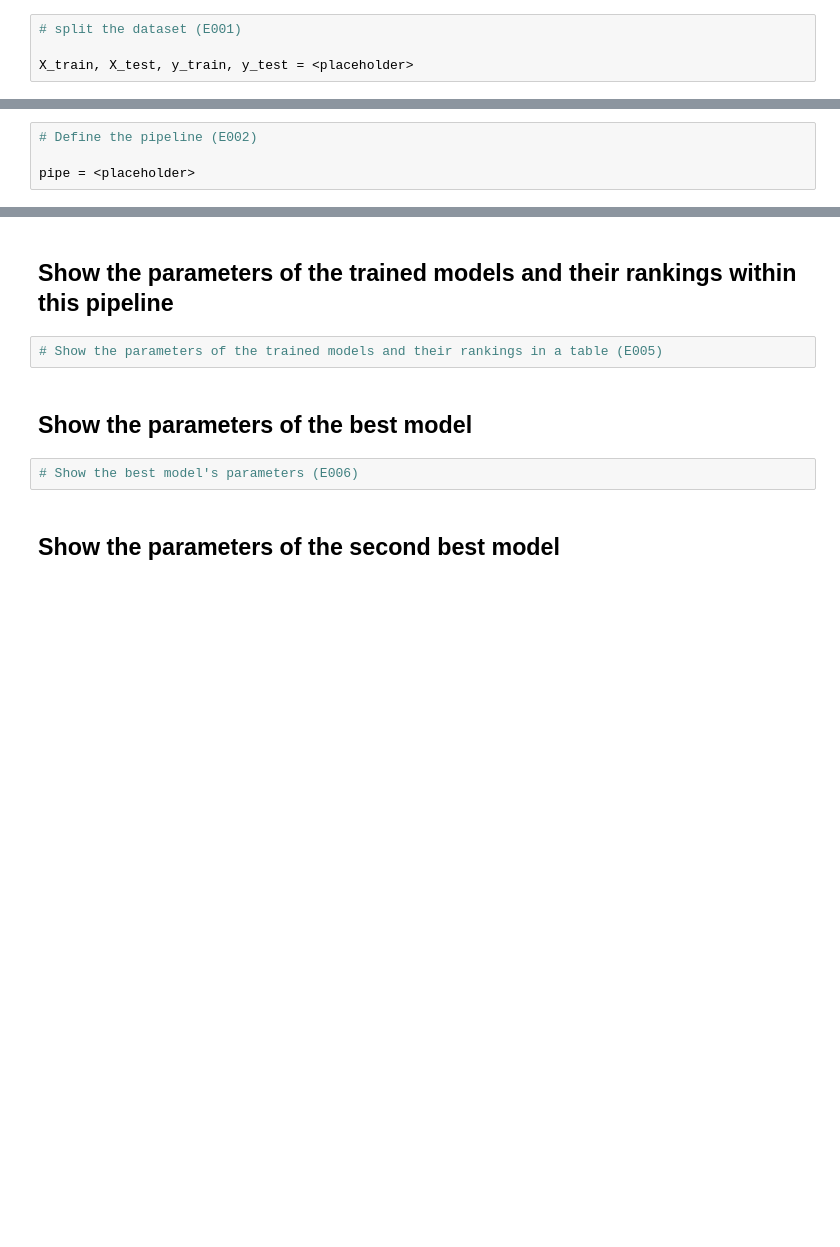
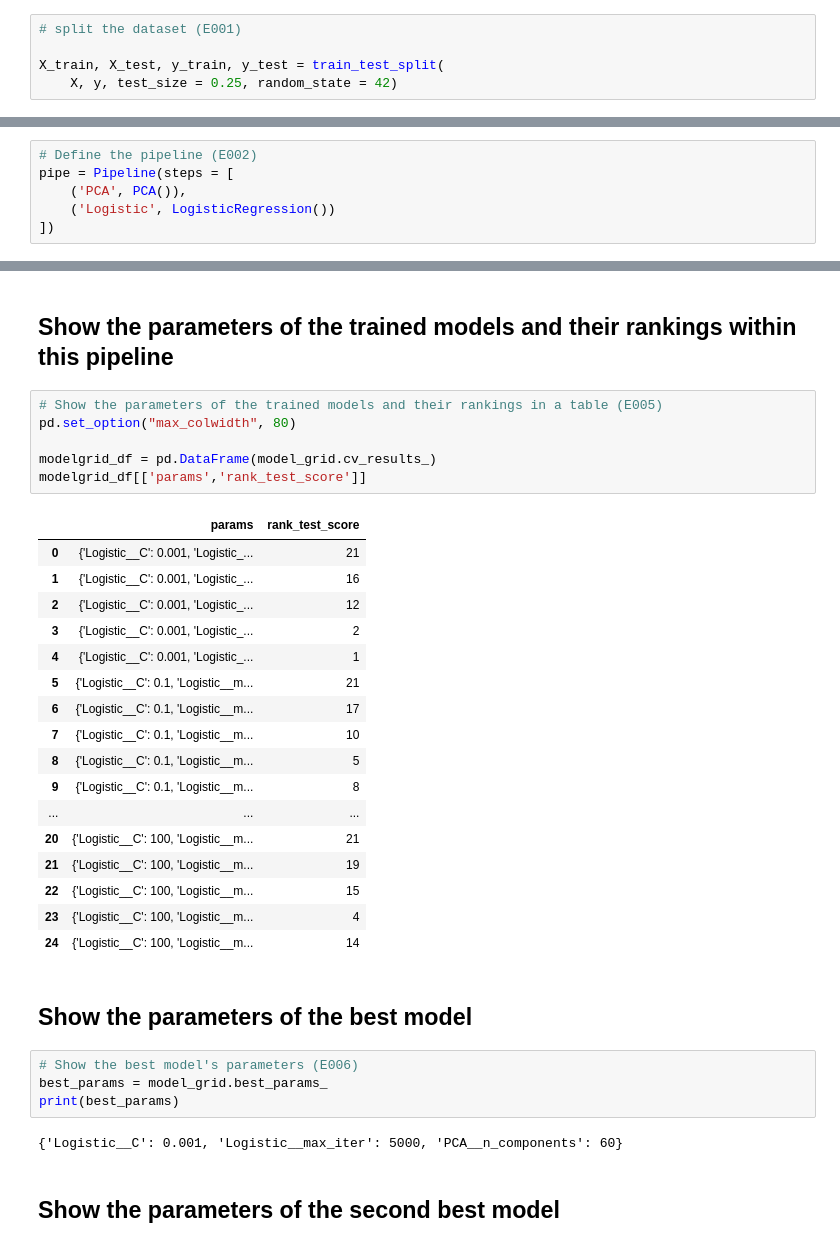
Before and after one commit to SteeltownRiot/DSA, a Jupyter notebook: DSA-8010 Applied Machine Learning/Module 5 - AML Prep--Grid Search & Pipeline/Exercises/Pipeline.ipynb, the cells around one changed output, grey strips where cells are left out. Cells and saved outputs as stored; diff of their text form; blank space fills up the shorter version.

```diff
--- a/DSA-8010 Applied Machine Learning/Module 5 - AML Prep--Grid Search & Pipeline/Exercises/Pipeline.ipynb
+++ b/DSA-8010 Applied Machine Learning/Module 5 - AML Prep--Grid Search & Pipeline/Exercises/Pipeline.ipynb
@@ -101,7 +115,8 @@ Split the dataset into train (75%) and test (25%).
 # %%
 # split the dataset (E001)
 
-X_train, X_test, y_train, y_test = <placeholder>
+X_train, X_test, y_train, y_test = train_test_split(
+    X, y, test_size = 0.25, random_state = 42)
 # %% [markdown]
 # Build a Pipeline
 
@@ -116,8 +131,10 @@ Note: If LogisticRegression doesn't converge increase the value for `max_iter`.
 ## Define the pipeline
 # %%
 # Define the pipeline (E002)
-
-pipe = <placeholder>
+pipe = Pipeline(steps = [
+    ('PCA', PCA()),
+    ('Logistic', LogisticRegression())
+])
 # %% [markdown]
 ## Configure the Parameters for Grid Search
 # %%
@@ -137,10 +164,36 @@ Once the pipline is fitted, we can address the following tasks.
 ## Show the parameters of the trained models and their rankings within this pipeline
 # %%
 # Show the parameters of the trained models and their rankings in a table (E005)
+pd.set_option("max_colwidth", 80)
+
+modelgrid_df = pd.DataFrame(model_grid.cv_results_)
+modelgrid_df[['params','rank_test_score']]
+# %% [output]
+|  | params | rank_test_score |
+| 0 | {'Logistic__C': 0.001, 'Logistic_... | 21 |
+| 1 | {'Logistic__C': 0.001, 'Logistic_... | 16 |
+| 2 | {'Logistic__C': 0.001, 'Logistic_... | 12 |
+| 3 | {'Logistic__C': 0.001, 'Logistic_... | 2 |
+| 4 | {'Logistic__C': 0.001, 'Logistic_... | 1 |
+| 5 | {'Logistic__C': 0.1, 'Logistic__m... | 21 |
+| 6 | {'Logistic__C': 0.1, 'Logistic__m... | 17 |
+| 7 | {'Logistic__C': 0.1, 'Logistic__m... | 10 |
+| 8 | {'Logistic__C': 0.1, 'Logistic__m... | 5 |
+| 9 | {'Logistic__C': 0.1, 'Logistic__m... | 8 |
+| ... | ... | ... |
+| 20 | {'Logistic__C': 100, 'Logistic__m... | 21 |
+| 21 | {'Logistic__C': 100, 'Logistic__m... | 19 |
+| 22 | {'Logistic__C': 100, 'Logistic__m... | 15 |
+| 23 | {'Logistic__C': 100, 'Logistic__m... | 4 |
+| 24 | {'Logistic__C': 100, 'Logistic__m... | 14 |
 # %% [markdown]
 ## Show the parameters of the best model
 # %%
 # Show the best model's parameters (E006)
+best_params = model_grid.best_params_
+print(best_params)
+# %% [output]
+{'Logistic__C': 0.001, 'Logistic__max_iter': 5000, 'PCA__n_components': 60}
 # %% [markdown]
 ## Show the parameters of the second best model
 # %%
```
Also changed, not shown: parts of 10 cells of this notebook.
